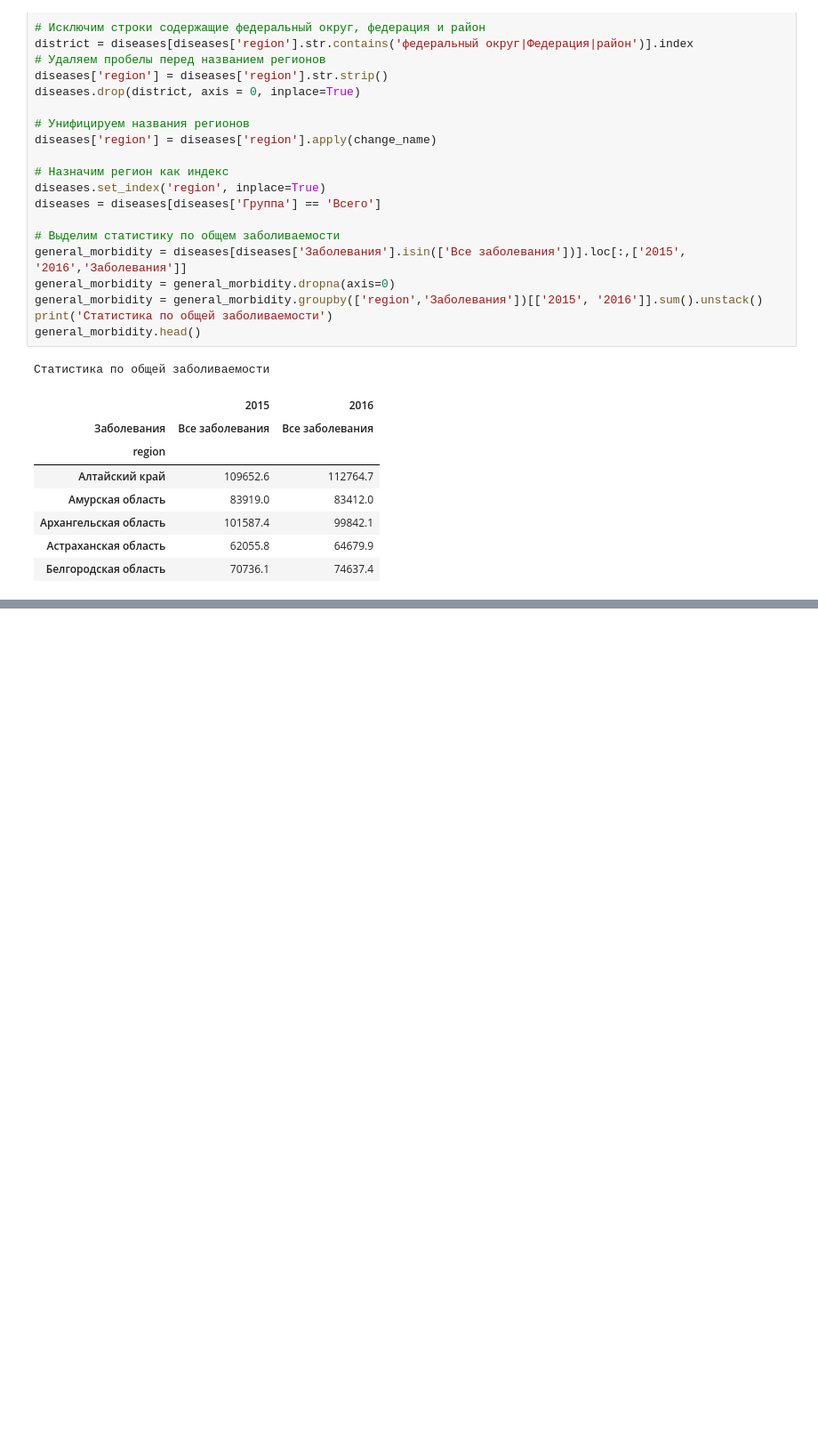
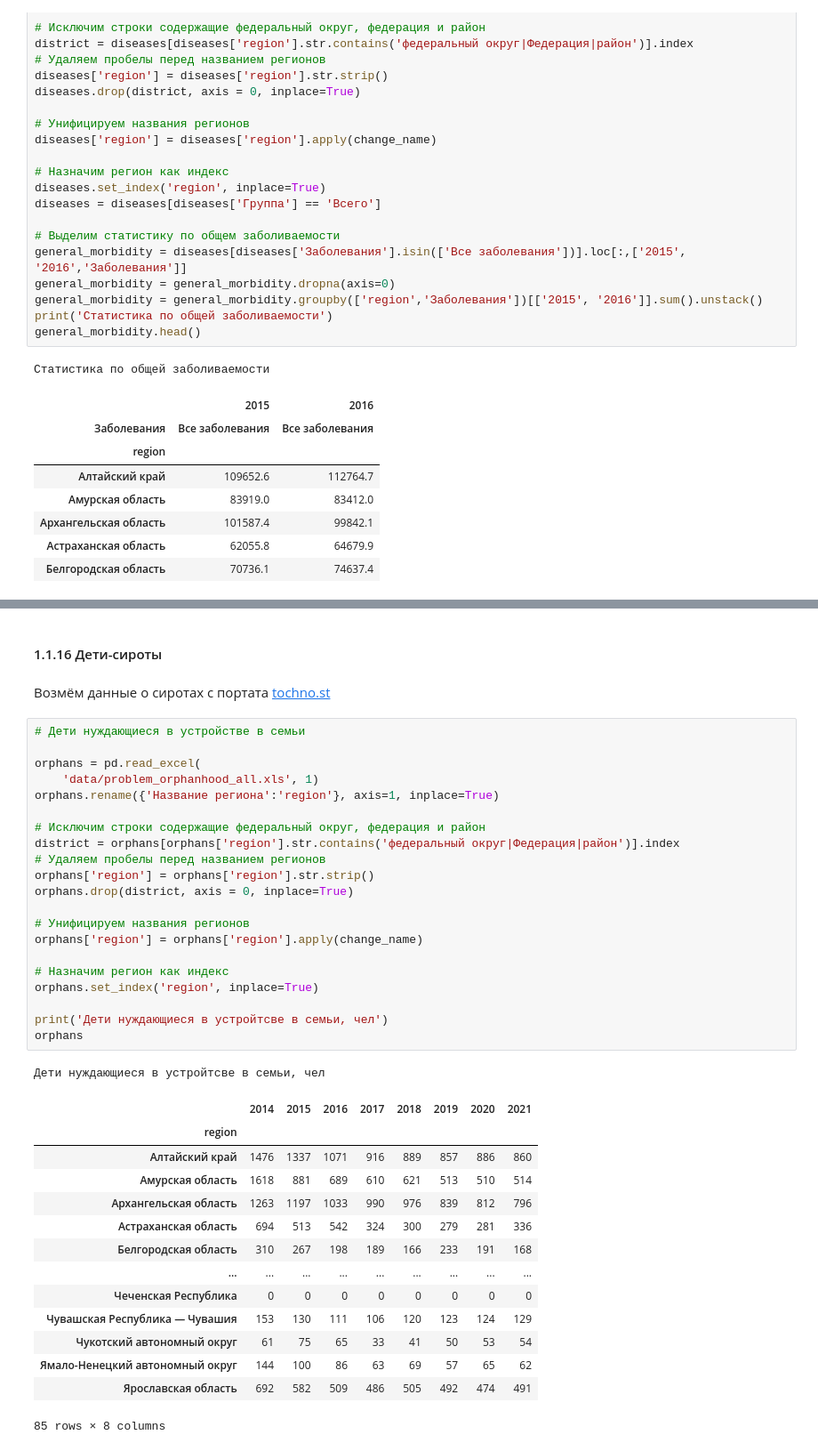
Before and after one commit to banzarkhan/ngo-clasterization, a Jupyter notebook: ngo-clasterization.ipynb, the cells around one changed output, grey strips where cells are left out. Shown at 89% size. Saved outputs shown, nothing was run; the diff lists cells and outputs as text; blank space fills up the shorter version.

```diff
--- a/ngo-clasterization.ipynb
+++ b/ngo-clasterization.ipynb
@@ -806,0 +825,41 @@ population
+# %% [markdown]
+#### 1.1.16 Дети-сироты
+# %% [markdown]
+Возмём данные о сиротах с портата [tochno.st](https://tochno.st/problems/orphanhood)
+# %%
+# Дети нуждающиеся в устройстве в семьи
+
+orphans = pd.read_excel(
+    'data/problem_orphanhood_all.xls', 1)
+orphans.rename({'Название региона':'region'}, axis=1, inplace=True)
+
+# Исключим строки содержащие федеральный округ, федерация и район
+district = orphans[orphans['region'].str.contains('федеральный округ|Федерация|район')].index
+# Удаляем пробелы перед названием регионов
+orphans['region'] = orphans['region'].str.strip()
+orphans.drop(district, axis = 0, inplace=True)
+
+# Унифицируем названия регионов
+orphans['region'] = orphans['region'].apply(change_name)
+
+# Назначим регион как индекс
+orphans.set_index('region', inplace=True)
+
+print('Дети нуждающиеся в устройтсве в семьи, чел')
+orphans
+# %% [output]
+Дети нуждающиеся в устройтсве в семьи, чел
+|  | 2014 | 2015 | 2016 | 2017 | 2018 | 2019 | 2020 | 2021 |
+| region |  |  |  |  |  |  |  |  |
+| Алтайский край | 1476 | 1337 | 1071 | 916 | 889 | 857 | 886 | 860 |
+| Амурская область | 1618 | 881 | 689 | 610 | 621 | 513 | 510 | 514 |
+| Архангельская область | 1263 | 1197 | 1033 | 990 | 976 | 839 | 812 | 796 |
+| Астраханская область | 694 | 513 | 542 | 324 | 300 | 279 | 281 | 336 |
+| Белгородская область | 310 | 267 | 198 | 189 | 166 | 233 | 191 | 168 |
+| ... | ... | ... | ... | ... | ... | ... | ... | ... |
+| Чеченская Республика | 0 | 0 | 0 | 0 | 0 | 0 | 0 | 0 |
+| Чувашская Республика — Чувашия | 153 | 130 | 111 | 106 | 120 | 123 | 124 | 129 |
+| Чукотский автономный округ | 61 | 75 | 65 | 33 | 41 | 50 | 53 | 54 |
+| Ямало-Ненецкий автономный округ | 144 | 100 | 86 | 63 | 69 | 57 | 65 | 62 |
+| Ярославская область | 692 | 582 | 509 | 486 | 505 | 492 | 474 | 491 |
+85 rows × 8 columns
```
Also changed, not shown: parts of 71 cells of this notebook.
